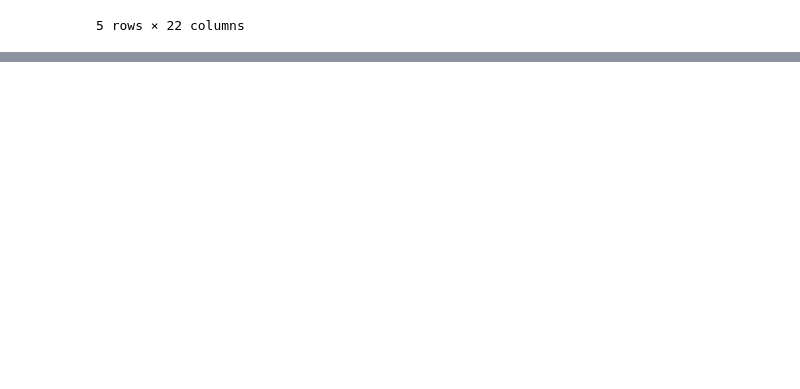
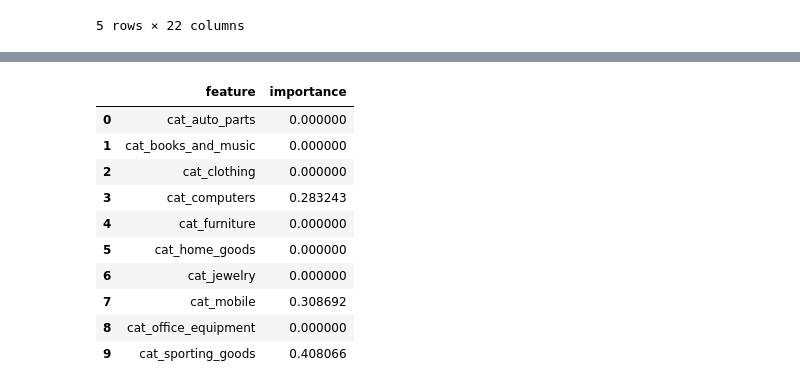
Before and after one commit to caramelslice/GADSFINAL, a Jupyter notebook: GA_Final Project.ipynb, the cells around one changed output, grey strips where cells are left out. Drawn from its saved outputs; the diff is of its cells as text; code cells hidden in the pictures; blank space fills up the shorter version.

```diff
--- a/GA_Final Project.ipynb
+++ b/GA_Final Project.ipynb
@@ -70,0 +104,19 @@ df_train.cat_home_goods         -1.3045      0.008   -169.669      0.000
+# %%
+feature_cols = ['cat_auto_parts', 'cat_books_and_music', 'cat_clothing', 'cat_computers', 'cat_furniture', 'cat_home_goods', 'cat_jewelry', 'cat_mobile', 'cat_office_equipment', 'cat_sporting_goods']
+
+
+
+# compute the "Gini importance" of each feature: the (normalized) total reduction of MSE brought by that feature
+pd.DataFrame({'feature':feature_cols, 'importance':treecls.feature_importances_})
+# %% [output]
+|  | feature | importance |
+| 0 | cat_auto_parts | 0.000000 |
+| 1 | cat_books_and_music | 0.000000 |
+| 2 | cat_clothing | 0.000000 |
+| 3 | cat_computers | 0.283243 |
+| 4 | cat_furniture | 0.000000 |
+| 5 | cat_home_goods | 0.000000 |
+| 6 | cat_jewelry | 0.000000 |
+| 7 | cat_mobile | 0.308692 |
+| 8 | cat_office_equipment | 0.000000 |
+| 9 | cat_sporting_goods | 0.408066 |
```
Also changed, not shown: parts of 16 cells of this notebook.
